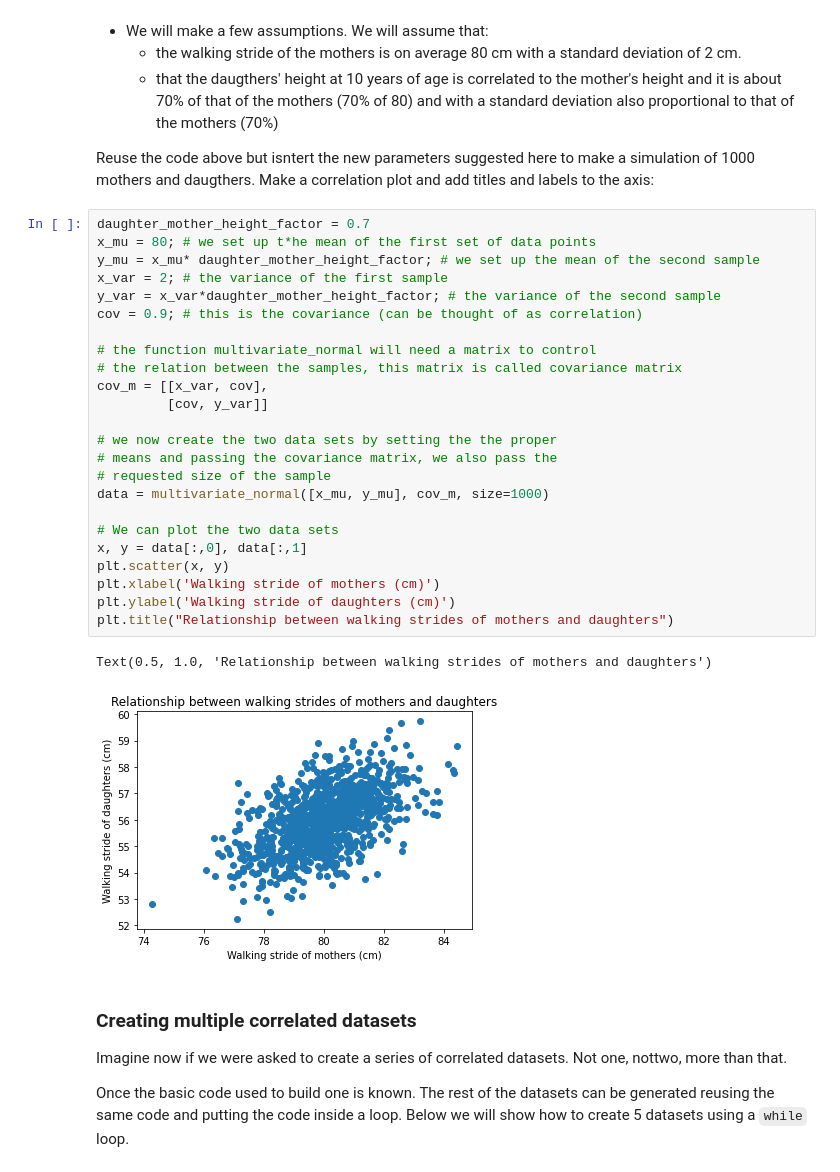
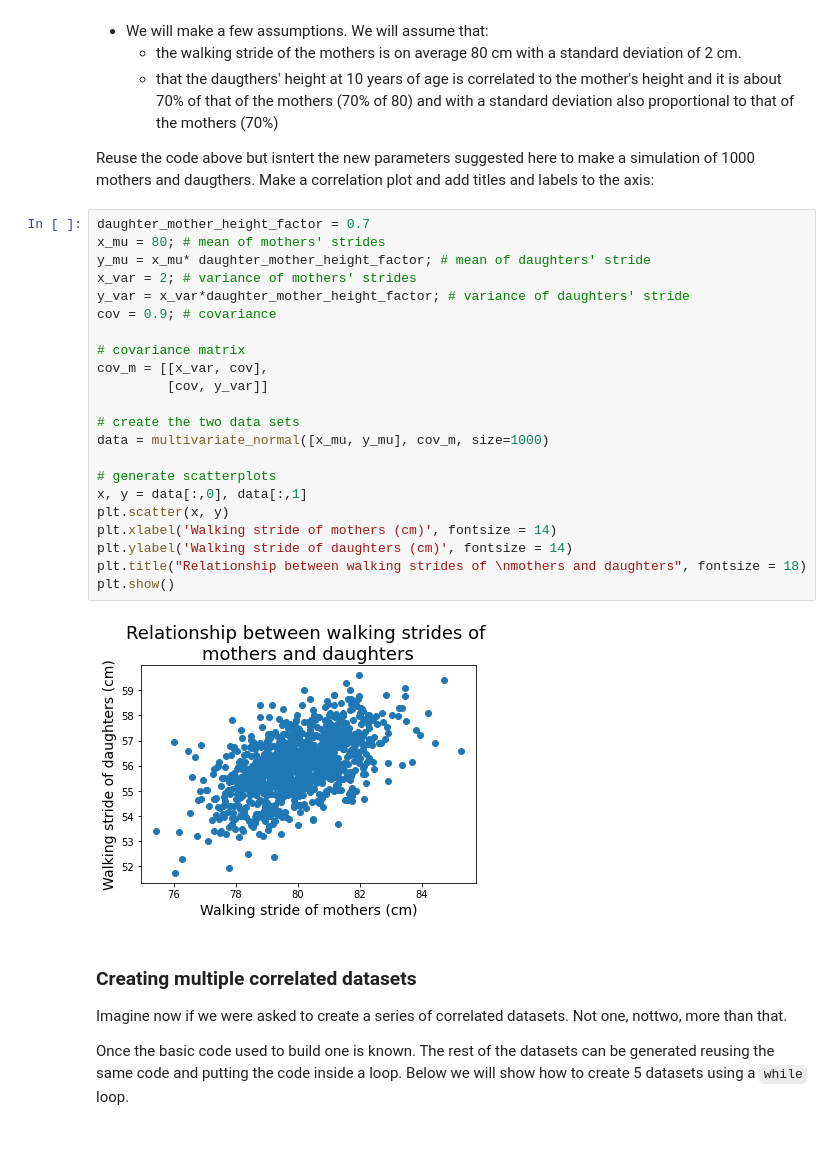
Before and after one commit to baramX3/PSY_submissions, a Jupyter notebook: tutorial_notebooks/tutorial013-Numpy-Advanced-GeneratingData.ipynb, the cells around one changed output. Drawn from its saved outputs; the diff is of its cells as text; blank space fills up the shorter version.

```diff
--- a/tutorial_notebooks/tutorial013-Numpy-Advanced-GeneratingData.ipynb
+++ b/tutorial_notebooks/tutorial013-Numpy-Advanced-GeneratingData.ipynb
@@ -392,31 +489,28 @@ $\color{blue}{\text{Complete the following exercise.}}$
 Reuse the code above but isntert the new parameters suggested here to make a simulation of 1000 mothers and daugthers. Make a correlation plot and add titles and labels to the axis:
 # %%
 daughter_mother_height_factor = 0.7
-x_mu = 80; # we set up t*he mean of the first set of data points
-y_mu = x_mu* daughter_mother_height_factor; # we set up the mean of the second sample
-x_var = 2; # the variance of the first sample
-y_var = x_var*daughter_mother_height_factor; # the variance of the second sample
-cov = 0.9; # this is the covariance (can be thought of as correlation)
+x_mu = 80; # mean of mothers' strides
+y_mu = x_mu* daughter_mother_height_factor; # mean of daughters' stride
+x_var = 2; # variance of mothers' strides
+y_var = x_var*daughter_mother_height_factor; # variance of daughters' stride
+cov = 0.9; # covariance
 
-# the function multivariate_normal will need a matrix to control
-# the relation between the samples, this matrix is called covariance matrix
+# covariance matrix
 cov_m = [[x_var, cov],
          [cov, y_var]]
 
-# we now create the two data sets by setting the the proper
-# means and passing the covariance matrix, we also pass the
-# requested size of the sample
+# create the two data sets
 data = multivariate_normal([x_mu, y_mu], cov_m, size=1000)
 
-# We can plot the two data sets
+# generate scatterplots
 x, y = data[:,0], data[:,1]
 plt.scatter(x, y)
-plt.xlabel('Walking stride of mothers (cm)')
-plt.ylabel('Walking stride of daughters (cm)')
-plt.title("Relationship between walking strides of mothers and daughters")
+plt.xlabel('Walking stride of mothers (cm)', fontsize = 14)
+plt.ylabel('Walking stride of daughters (cm)', fontsize = 14)
+plt.title("Relationship between walking strides of \nmothers and daughters", fontsize = 18)
+plt.show()
 # %% [output]
-Text(0.5, 1.0, 'Relationship between walking strides of mothers and daughters')
-[figure, old version]
+[figure, new version]
 # %% [markdown]
 ### Creating multiple correlated datasets
 
```
Also changed, not shown: parts of 35 cells of this notebook.
